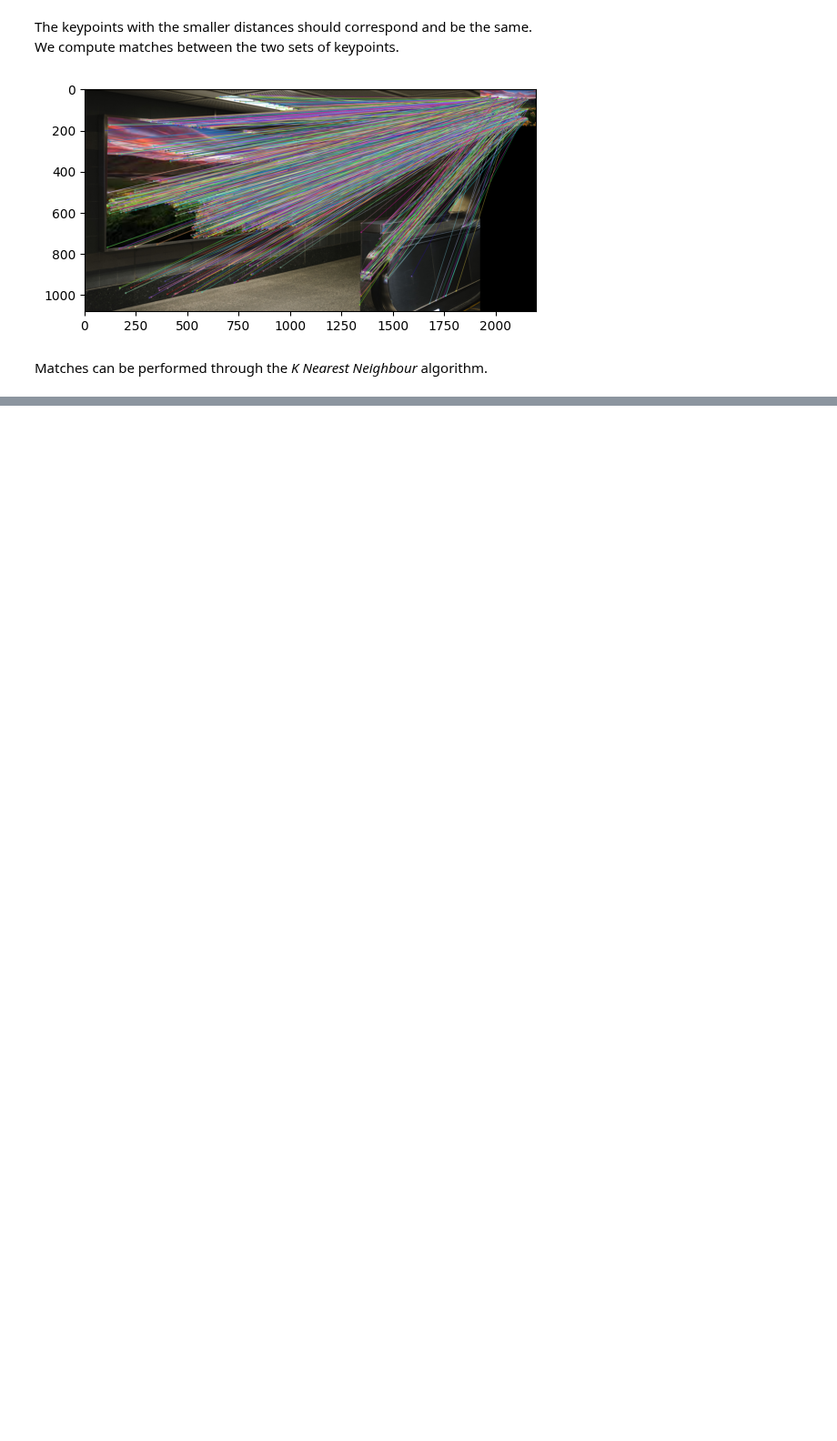
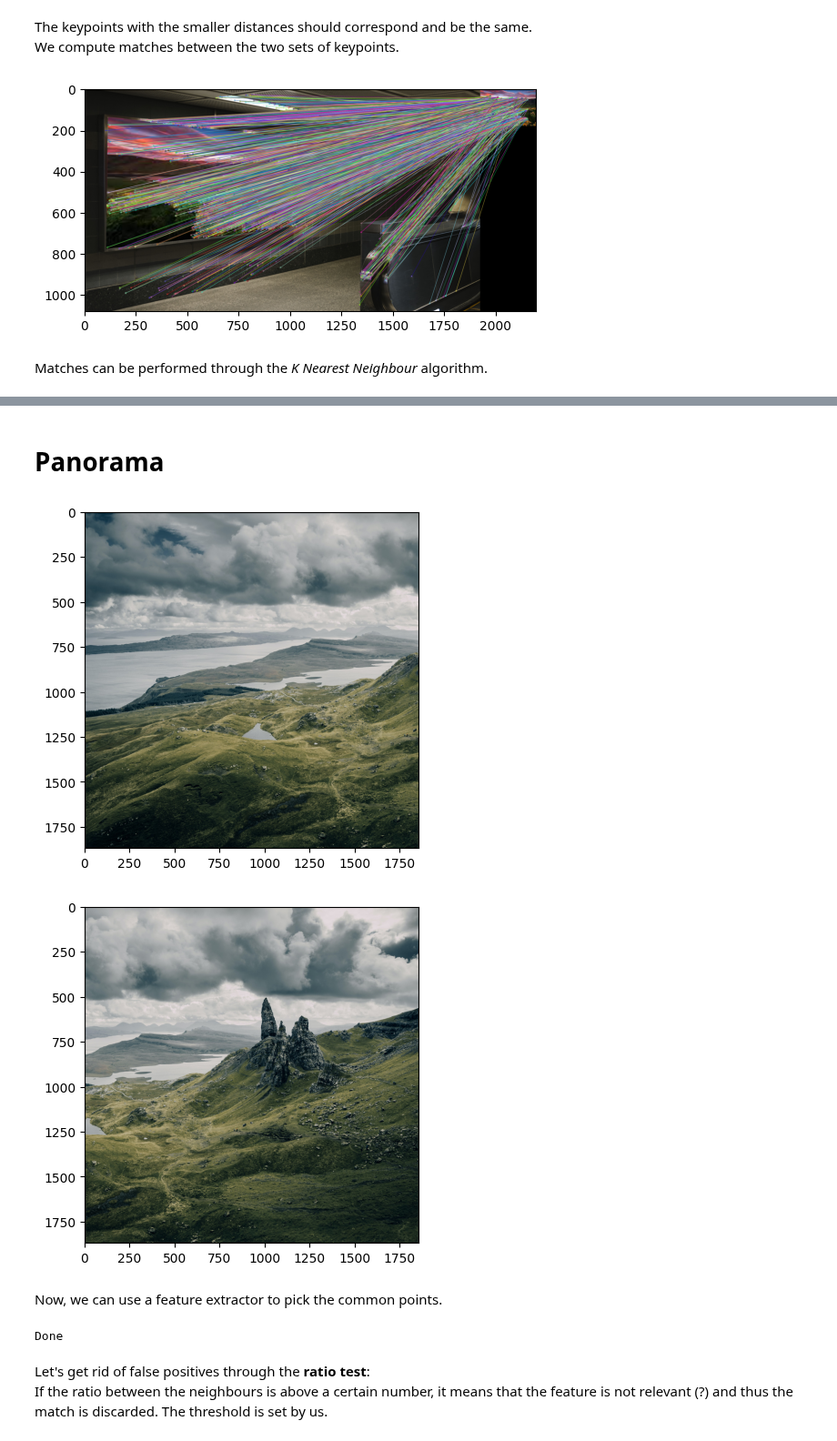
Before and after one commit to lordPachy/acsai, a Jupyter notebook: AI Lab/Class practice/panorama.ipynb, the cells around one changed output, grey strips where cells are left out. Shown at 91% size. Drawn from its saved outputs; the diff is of its cells as text; code cells hidden in the pictures; blank space fills up the shorter version.

Commit message:
Panorama

```diff
--- a/AI Lab/Class practice/panorama.ipynb
+++ b/AI Lab/Class practice/panorama.ipynb
@@ -105,0 +102,30 @@ error: OpenCV(4.9.0) :-1: error: (-5:Bad argument) in function 'drawMatches'
+# %% [markdown]
+# Panorama
+# %%
+import cv2
+import numpy as np
+
+img1 = cv2.imread("samples/left.png")
+img2 = cv2.imread("samples/right.png")
+
+show(img1)
+show(img2)
+# %% [output]
+[figure, added]
+[figure, added]
+# %% [markdown]
+Now, we can use a feature extractor to pick the common points.
+# %%
+orb = cv2.ORB.create()
+kpts1, dscpt1 = orb.detectAndCompute(img1, None)
+kpts2, dscpt2 = orb.detectAndCompute(img2, None)
+
+matcher = cv2.BFMatcher(cv2.NORM_HAMMING)
+matches = matcher.knnMatch(dscpt1, dscpt2, k=2)
+
+print("Done")
+# %% [output]
+Done
+# %% [markdown]
+Let's get rid of false positives through the **ratio test**:
+If the ratio between the neighbours is above a certain number, it means that the feature is not relevant (?) and thus the match is discarded. The threshold is set by us.
```
Also changed, not shown: parts of 9 cells of this notebook.
